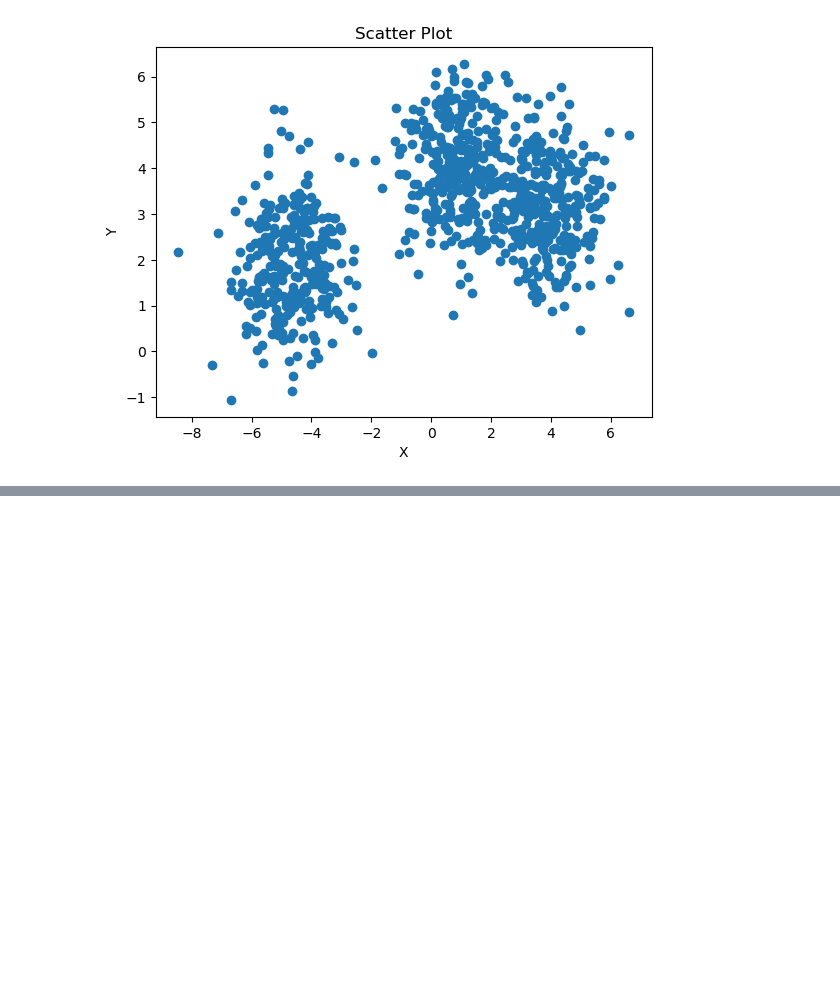
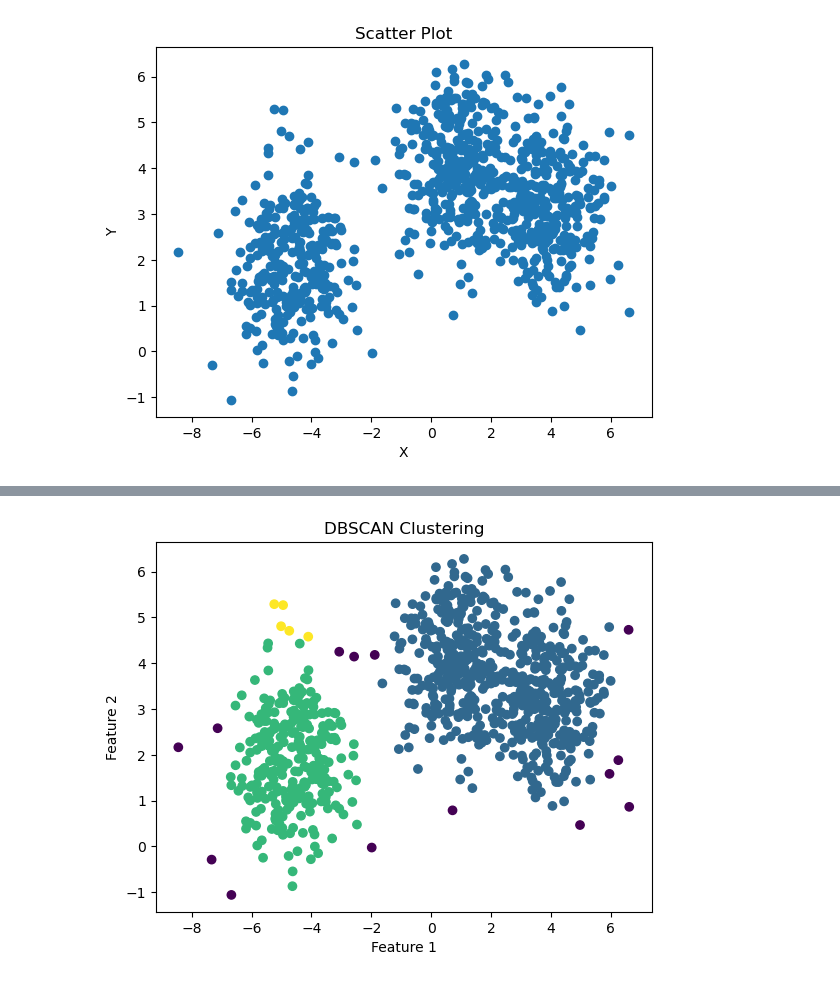
Before and after one commit to Vashi1/DSE-315-Clustering-Assignment, a Jupyter notebook: Clustering.ipynb, the cells around one changed output, grey strips where cells are left out. Cells and saved outputs as stored; diff of their text form; code cells hidden in the pictures; blank space fills up the shorter version.

```diff
--- a/Clustering.ipynb
+++ b/Clustering.ipynb
@@ -51,0 +152,4 @@ array=[ 4.80633520e+00 -3.00254545e+00 -5.35881440e-01 -5.57814573e+00
+# %%
+from sklearn.cluster import DBSCAN
+db = DBSCAN(eps = 0.7, min_samples=5)
+db.fit(data)
@@ -51,0 +158,3 @@ array=[ 4.80633520e+00 -3.00254545e+00 -5.35881440e-01 -5.57814573e+00
+# %%
+labels = db.labels_
+print(labels)
@@ -51,0 +179,8 @@ array=[ 4.80633520e+00 -3.00254545e+00 -5.35881440e-01 -5.57814573e+00
+# %%
+plt.scatter(data[0], data[1], c=labels, cmap='viridis')
+plt.xlabel("Feature 1")
+plt.ylabel("Feature 2")
+plt.title("DBSCAN Clustering")
+plt.show()
+# %% [output]
+[figure, added]
```
Also changed, not shown: parts of 29 cells of this notebook.
